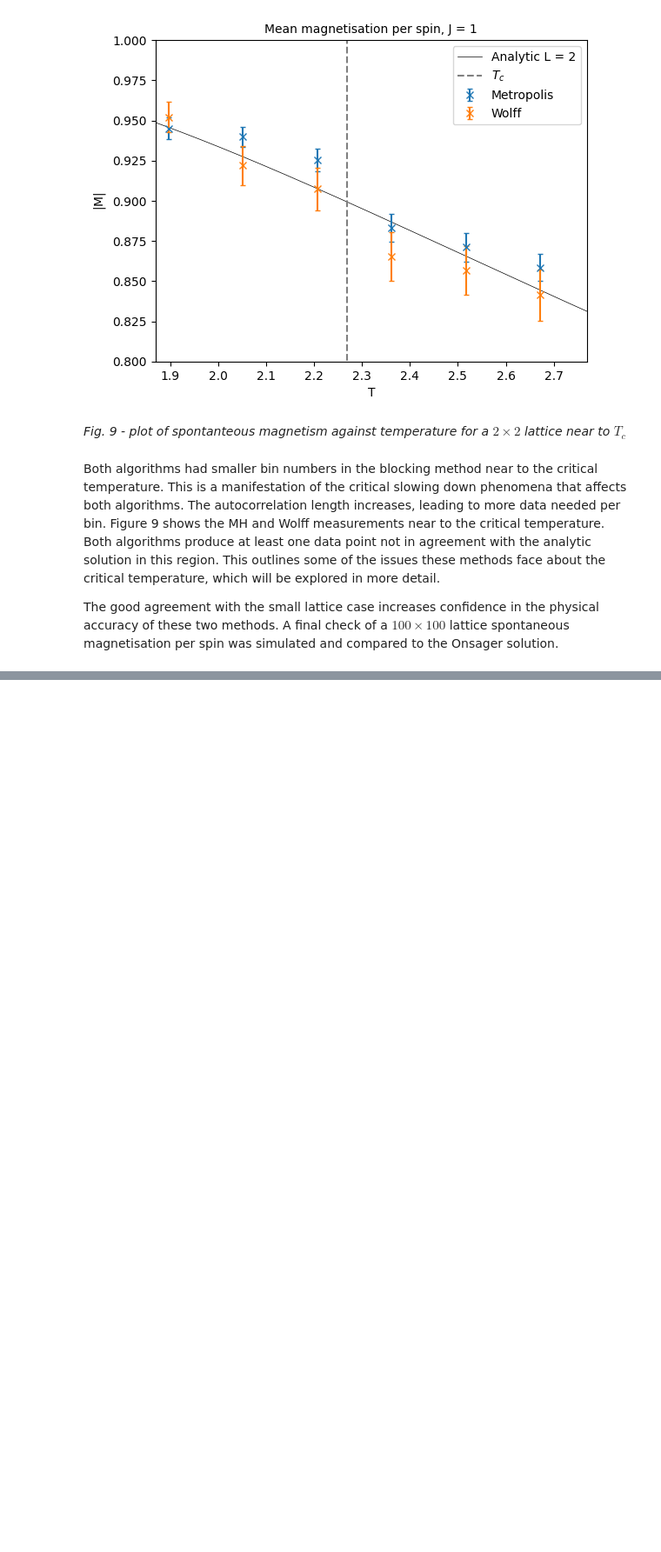
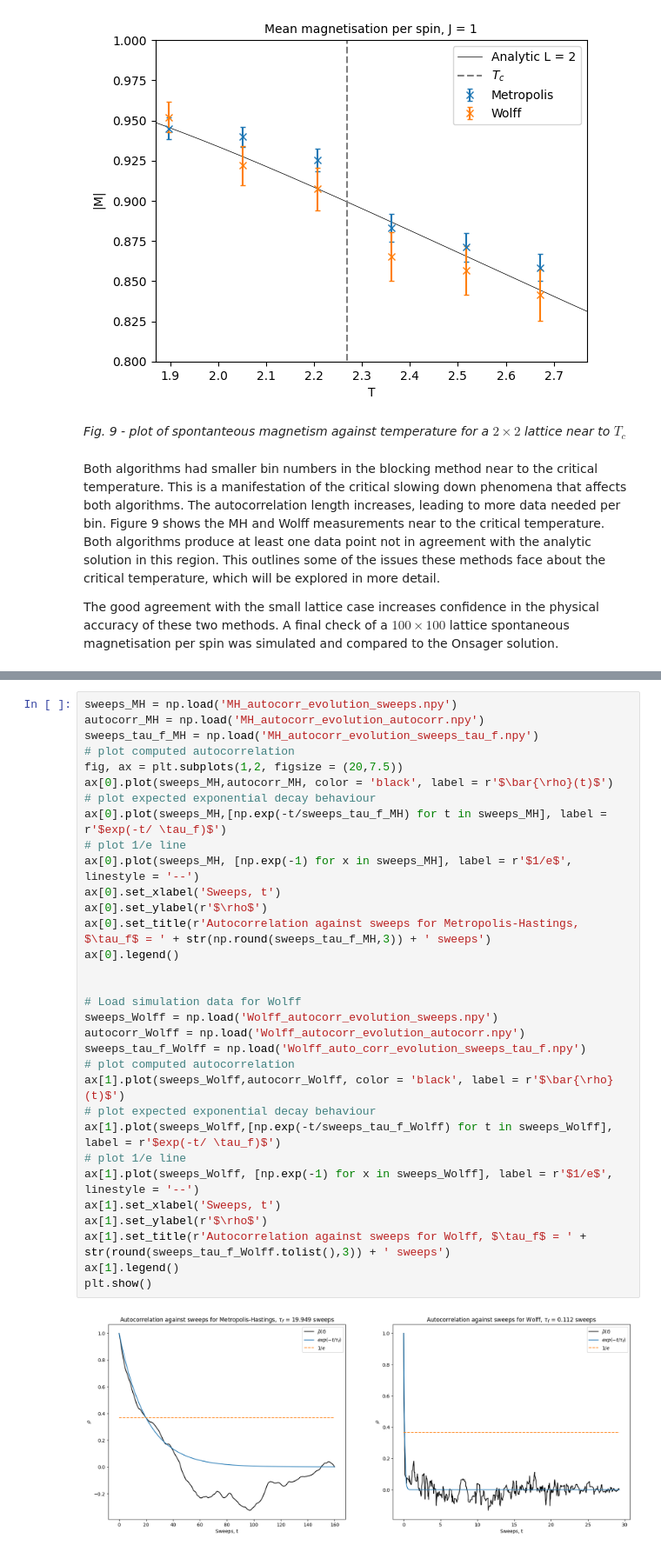
Before and after one commit to Part-II-Computational-Physics/cluster-algorithms-for-monte-carlo-jbd29, a Jupyter notebook: Report_final.ipynb, the cells around one changed output, grey strips where cells are left out. Shown at 87% size. Drawn from its saved outputs; the diff is of its cells as text; blank space fills up the shorter version.

```diff
--- a/Report_final.ipynb
+++ b/Report_final.ipynb
@@ -615,0 +624,34 @@ plt.show()
+# %%
+sweeps_MH = np.load('MH_autocorr_evolution_sweeps.npy')
+autocorr_MH = np.load('MH_autocorr_evolution_autocorr.npy')
+sweeps_tau_f_MH = np.load('MH_autocorr_evolution_sweeps_tau_f.npy')
+# plot computed autocorrelation
+fig, ax = plt.subplots(1,2, figsize = (20,7.5))
+ax[0].plot(sweeps_MH,autocorr_MH, color = 'black', label = r'$\bar{\rho}(t)$')
+# plot expected exponential decay behaviour
+ax[0].plot(sweeps_MH,[np.exp(-t/sweeps_tau_f_MH) for t in sweeps_MH], label = r'$exp(-t/ \tau_f)$')
+# plot 1/e line
+ax[0].plot(sweeps_MH, [np.exp(-1) for x in sweeps_MH], label = r'$1/e$', linestyle = '--')
+ax[0].set_xlabel('Sweeps, t')
+ax[0].set_ylabel(r'$\rho$')
+ax[0].set_title(r'Autocorrelation against sweeps for Metropolis-Hastings, $\tau_f$ = ' + str(np.round(sweeps_tau_f_MH,3)) + ' sweeps')
+ax[0].legend()
+
+
+# Load simulation data for Wolff
+sweeps_Wolff = np.load('Wolff_autocorr_evolution_sweeps.npy')
+autocorr_Wolff = np.load('Wolff_autocorr_evolution_autocorr.npy')
+sweeps_tau_f_Wolff = np.load('Wolff_auto_corr_evolution_sweeps_tau_f.npy')
+# plot computed autocorrelation
+ax[1].plot(sweeps_Wolff,autocorr_Wolff, color = 'black', label = r'$\bar{\rho}(t)$')
+# plot expected exponential decay behaviour
+ax[1].plot(sweeps_Wolff,[np.exp(-t/sweeps_tau_f_Wolff) for t in sweeps_Wolff], label = r'$exp(-t/ \tau_f)$')
+# plot 1/e line
+ax[1].plot(sweeps_Wolff, [np.exp(-1) for x in sweeps_Wolff], label = r'$1/e$', linestyle = '--')
+ax[1].set_xlabel('Sweeps, t')
+ax[1].set_ylabel(r'$\rho$')
+ax[1].set_title(r'Autocorrelation against sweeps for Wolff, $\tau_f$ = ' + str(round(sweeps_tau_f_Wolff.tolist(),3)) + ' sweeps')
+ax[1].legend()
+plt.show()
+# %% [output]
+[figure, added]
```
Also changed, not shown: parts of 4 cells of this notebook.
